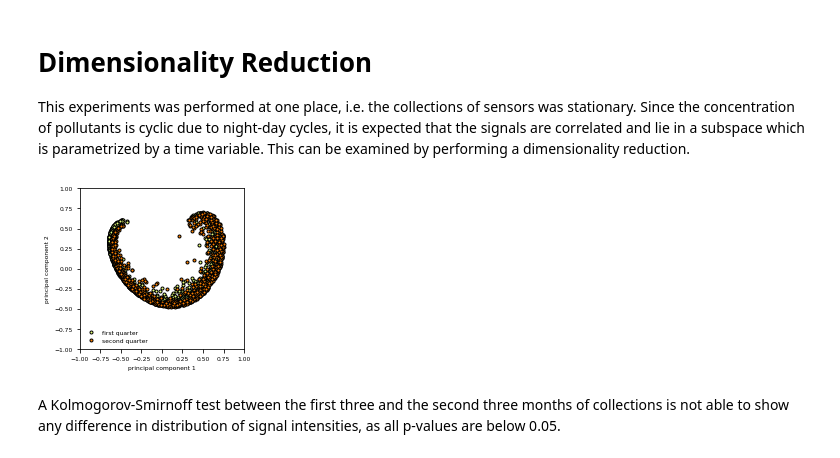
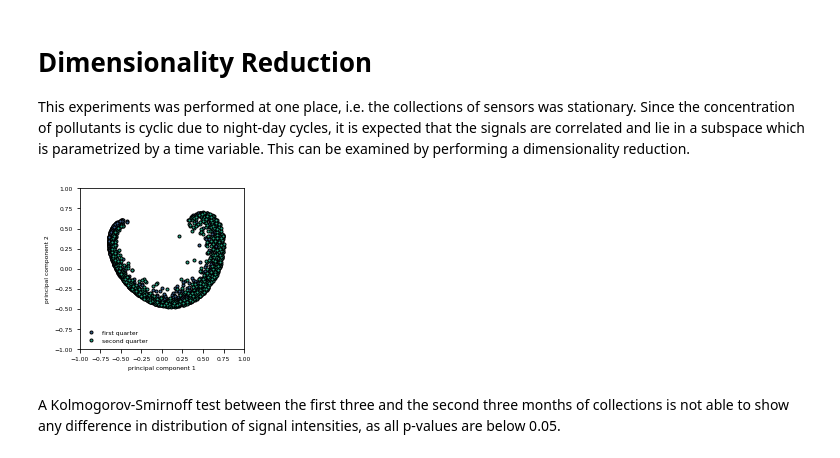
Before and after one commit to gtancev/Chemical-Sensor-Data, a Jupyter notebook: NN_sklearn/main_NN.ipynb, the cells around one changed output. Saved outputs shown, nothing was run; the diff lists cells and outputs as text; code cells hidden in the pictures.

```diff
--- a/NN_sklearn/main_NN.ipynb
+++ b/NN_sklearn/main_NN.ipynb
@@ -97,22 +97,22 @@ This experiments was performed at one place, i.e. the collections of sensors was
 # %%
 # Perform dimensionality reduction on the data.
 Y_r_train = dim_red.fit_transform(Y)
 Y_r_test = dim_red.fit_transform(Y_test)
 
 # Plot the Feature Importances of the Forest.
 fig = plt.figure(figsize=(2.95,2.95))
 fig.tight_layout()
-plt.plot(Y_r_train[:,0], Y_r_train[:,1], color=plt.cm.Wistia(0), marker=".", alpha=1.0, mec='k', linestyle="", label="first quarter")
-plt.plot(Y_r_test[:,0], Y_r_test[:,1], color=plt.cm.Wistia(255), marker=".", alpha=1.0, mec='k', linestyle="", label="second quarter")
+plt.plot(Y_r_train[:,0], Y_r_train[:,1], color=plt.cm.viridis(0.3), marker=".", alpha=1.0, mec='k', linestyle="", label="first quarter")
+plt.plot(Y_r_test[:,0], Y_r_test[:,1], color=plt.cm.viridis(0.6), marker=".", alpha=1.0, mec='k', linestyle="", label="second quarter")
 plt.ylim(-1.0, 1.0)
 plt.xlim(-1.0, 1.0)
 plt.xlabel("principal component 1")
 plt.ylabel("principal component 2")
 plt.legend(frameon=False, loc=3)
 plt.savefig('./figures/dimensionality_reduction',dpi=900,transparent=True,orientation='landscape',bbox_inches='tight')
 plt.show()
 # %% [output]
-[figure, old version]
+[figure, new version]
 # %% [markdown]
 A Kolmogorov-Smirnoff test between the first three and the second three months of collections is not able to show any difference in distribution of signal intensities, as all p-values are below 0.05.
 # %%
```
Also changed, not shown: parts of 8 cells of this notebook.
